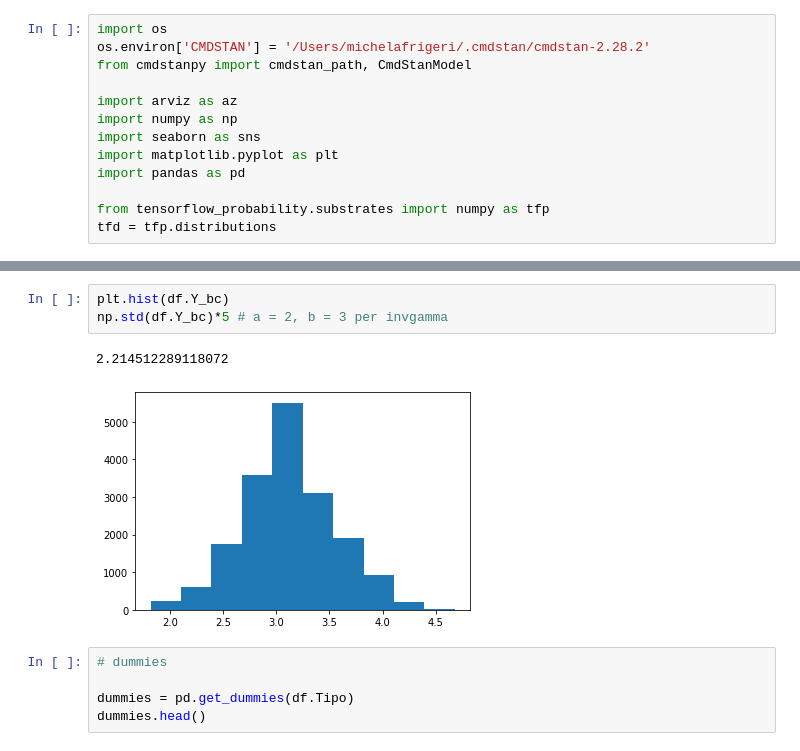
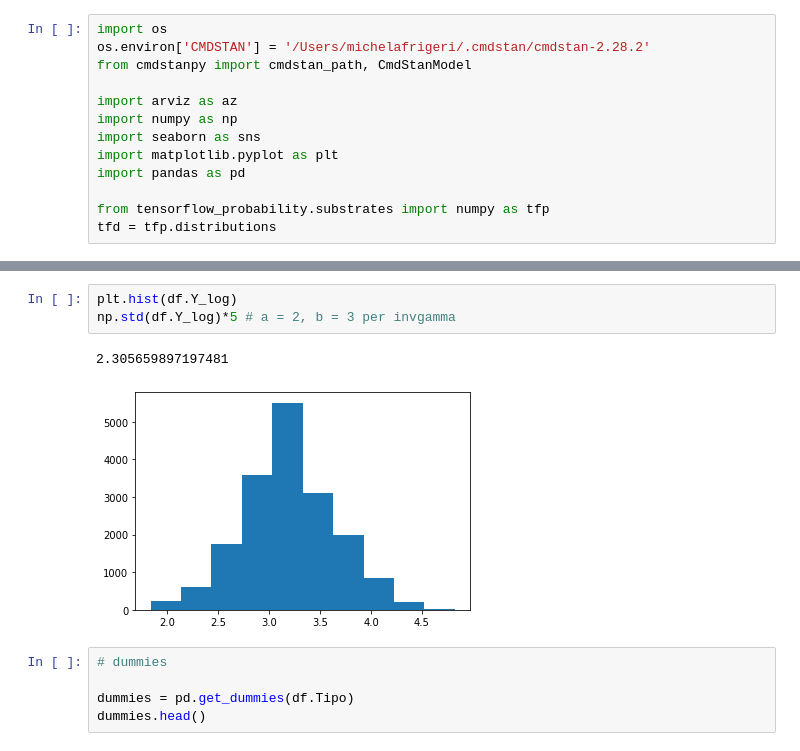
Before and after one commit to CrazyChela97/Bayesian-Project, a Jupyter notebook: PM10_model.ipynb, the cells around one changed output, grey strips where cells are left out. Cells and saved outputs as stored; diff of their text form.

```diff
--- a/PM10_model.ipynb
+++ b/PM10_model.ipynb
@@ -26,9 +26,9 @@ df.head()
 # %%
-plt.hist(df.Y_bc)
-np.std(df.Y_bc)*5 # a = 2, b = 3 per invgamma
+plt.hist(df.Y_log)
+np.std(df.Y_log)*5 # a = 2, b = 3 per invgamma
 # %% [output]
-2.214512289118072
+2.305659897197481
-[figure, old version]
+[figure, new version]
 # %%
 # dummies
 
```
Also changed, not shown: parts of 3 cells of this notebook.
